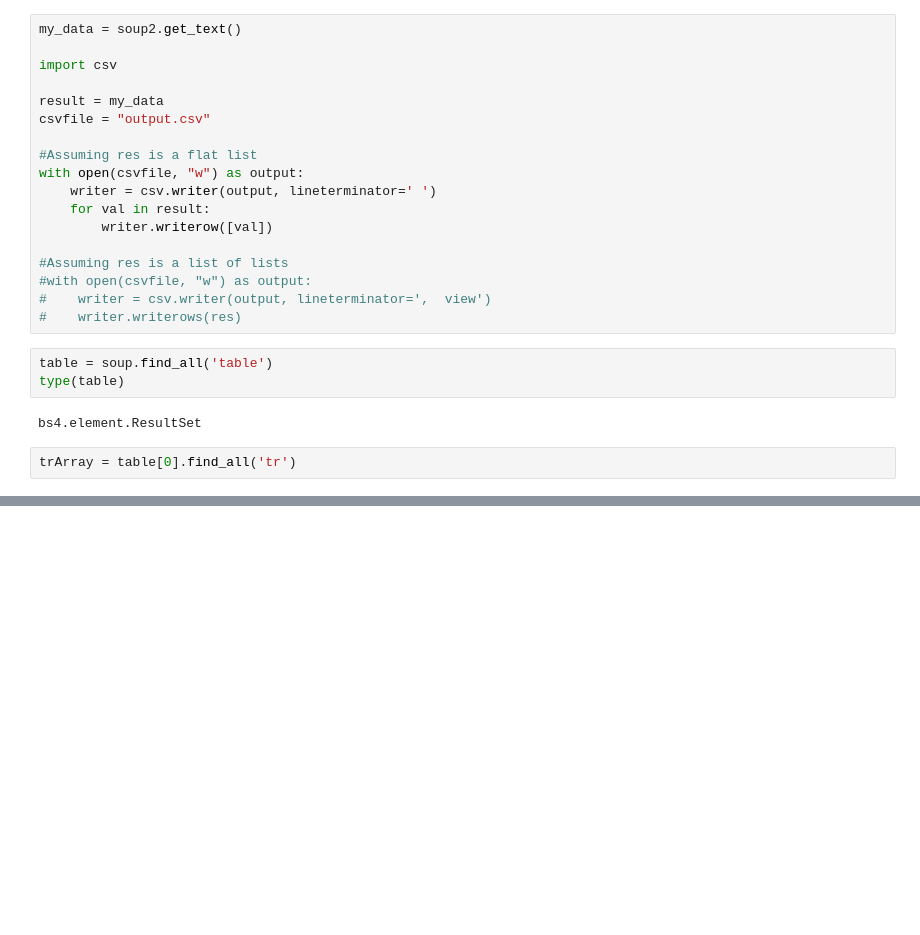
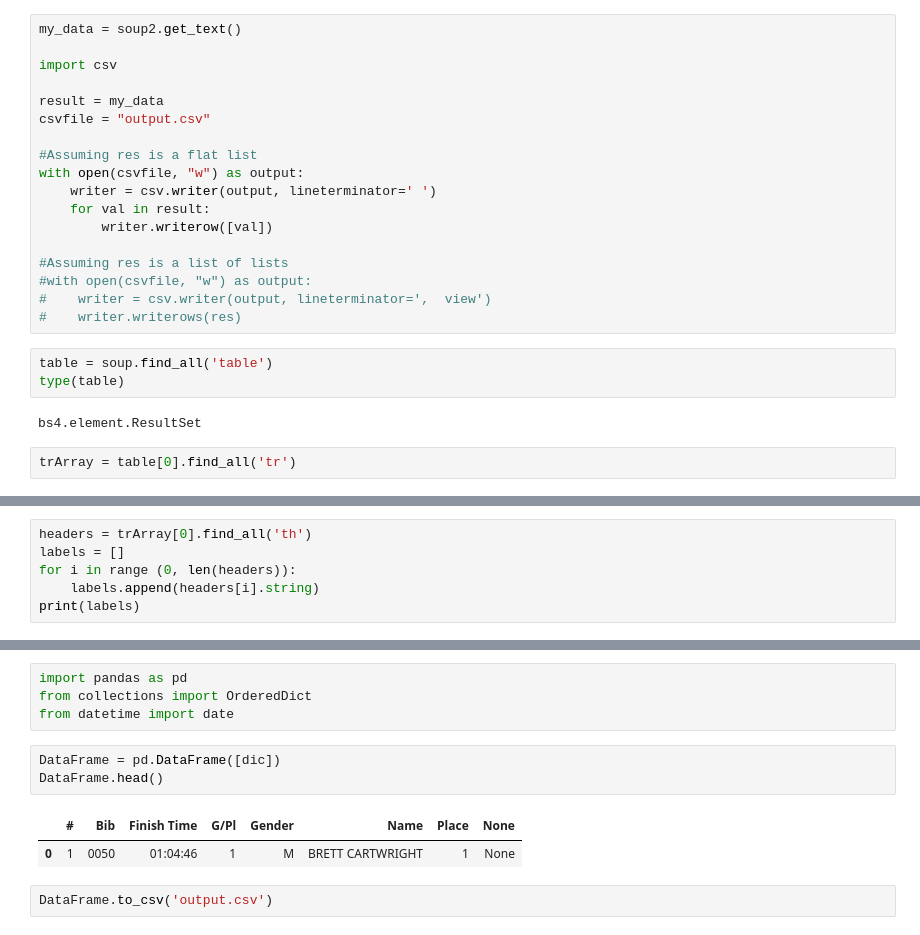
Before and after one commit to EstelleBr/semi-marapython, a Jupyter notebook: draft - scraping.ipynb, the cells around one changed output, grey strips where cells are left out. Drawn from its saved outputs; the diff is of its cells as text; blank space fills up the shorter version.

```diff
--- a/draft - scraping.ipynb
+++ b/draft - scraping.ipynb
@@ -112,0 +111,6 @@ tdList = trArray[1].find_all('td')
+# %%
+headers = trArray[0].find_all('th')
+labels = []
+for i in range (0, len(headers)):
+    labels.append(headers[i].string)
+print(labels)
@@ -124,0 +141,12 @@ None
+# %%
+import pandas as pd
+from collections import OrderedDict
+from datetime import date
+# %%
+DataFrame = pd.DataFrame([dic])
+DataFrame.head()
+# %% [output]
+|  | # | Bib | Finish Time | G/Pl | Gender | Name | Place | None |
+| 0 | 1 | 0050 | 01:04:46 | 1 | M | BRETT CARTWRIGHT | 1 | None |
+# %%
+DataFrame.to_csv('output.csv')
```
Also changed, not shown: parts of 9 cells of this notebook, 1 other file.
